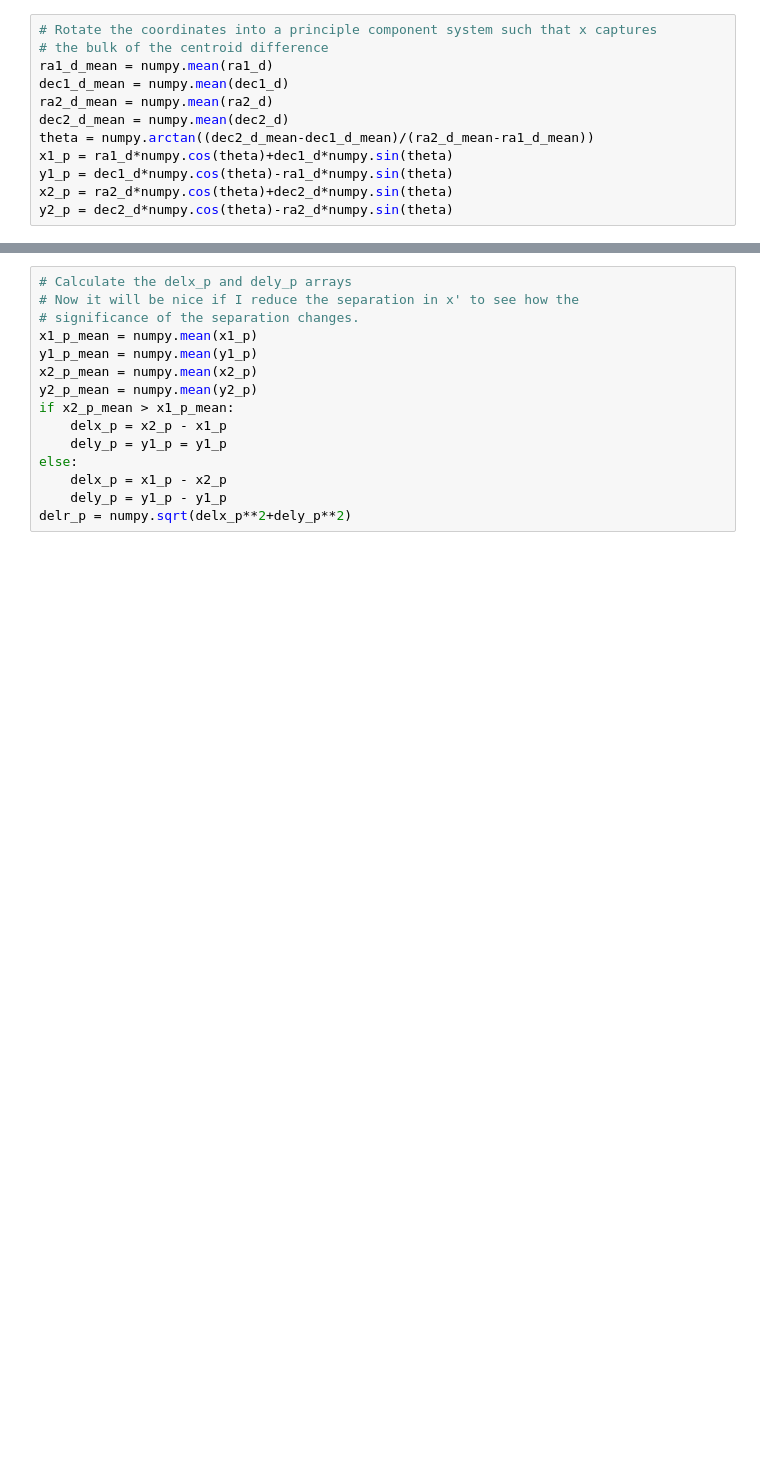
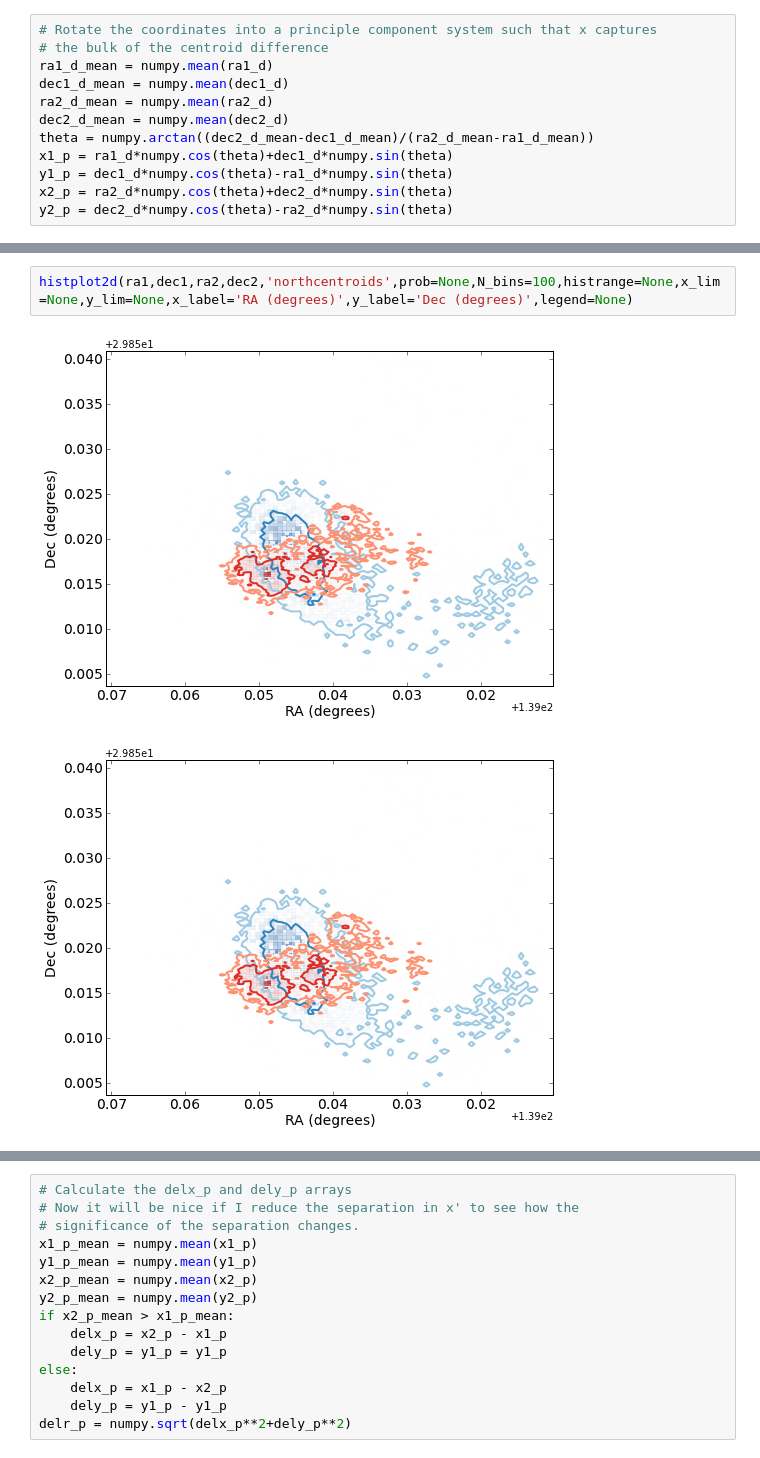
Before and after one commit to wadawson/dissertation, a Jupyter notebook: Chapter4/AnalysisFiles/CentroidCalculations_pzpen.ipynb, the cells around one changed output, grey strips where cells are left out. Cells and saved outputs as stored; diff of their text form; blank space fills up the shorter version.

```diff
--- a/Chapter4/CentroidCalculations_pzpen.ipynb
+++ b/Chapter4/AnalysisFiles/CentroidCalculations_pzpen.ipynb
@@ -459,3 +459,8 @@ pylab.savefig(filename)
+# %%
+histplot2d(ra1,dec1,ra2,dec2,'northcentroids',prob=None,N_bins=100,histrange=None,x_lim=None,y_lim=None,x_label='RA (degrees)',y_label='Dec (degrees)',legend=None)
+# %% [output]
+[figure, added]
+[figure, added]
 # %%
 fig = figure()
 plot(x1_p,y1_p,'b,',label='WL Centroid')
```
Also changed, not shown: parts of 4 cells of this notebook, 42 other files.
